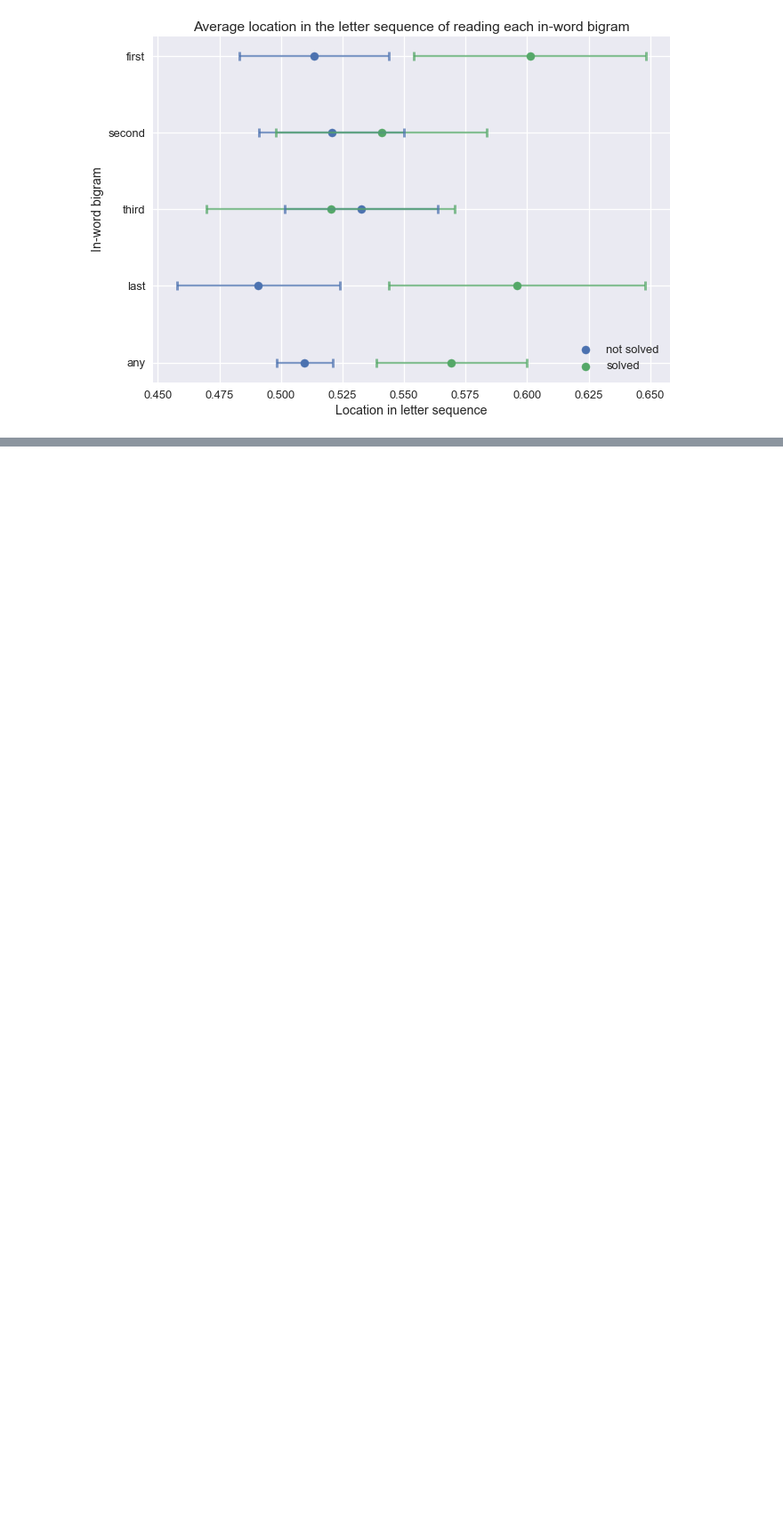
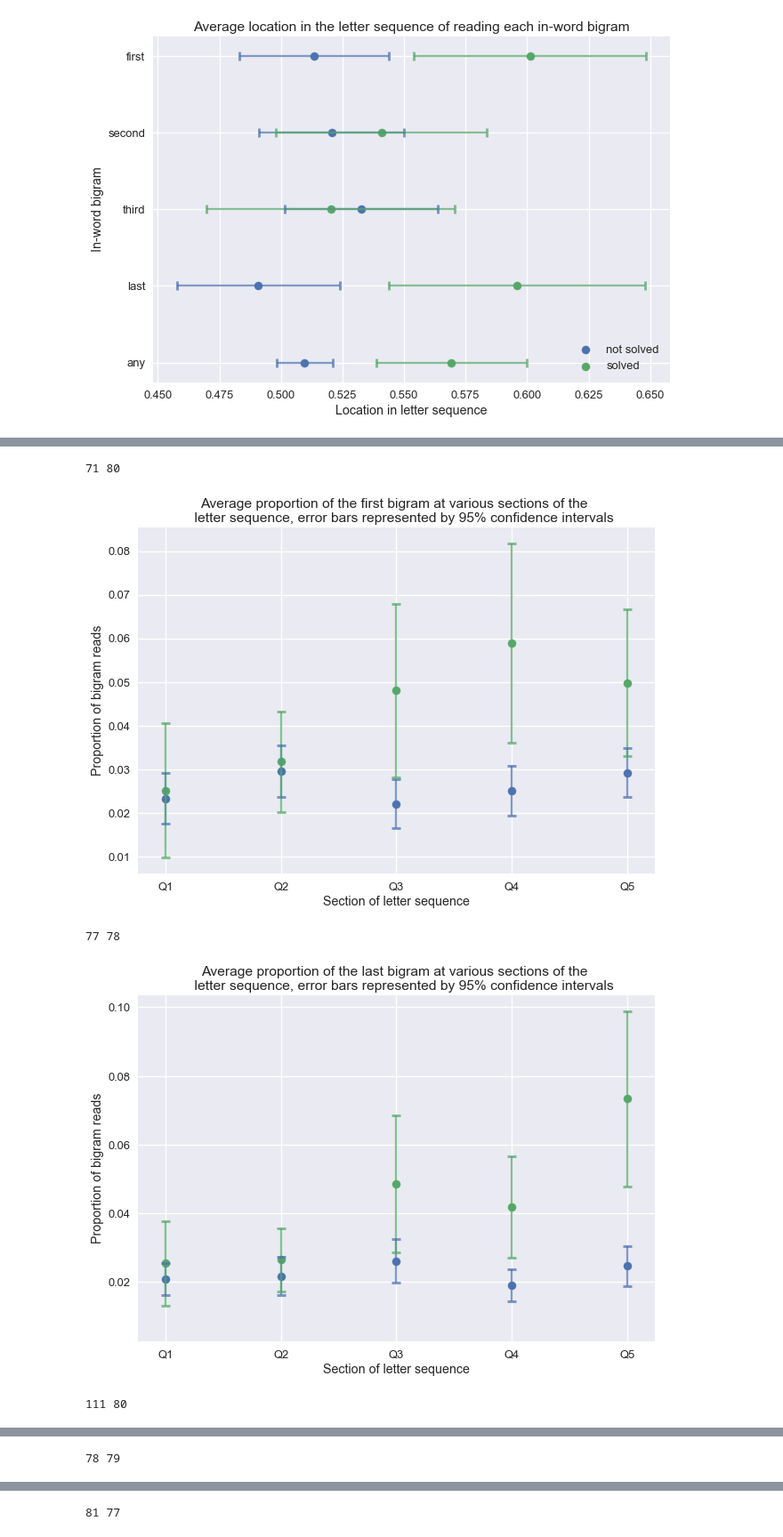
Before and after one commit to jessebmurray/eyetracking, a Jupyter notebook: letter_seq_work.ipynb, the cells around one changed output, grey strips where cells are left out. Shown at 89% size. Drawn from its saved outputs; the diff is of its cells as text; code cells hidden in the pictures; blank space fills up the shorter version.

```diff
--- a/letter_seq_work.ipynb
+++ b/letter_seq_work.ipynb
@@ -69,5 +69,10 @@ fourth_sizes
 final_sizes
 all_sizes
 # %%
+# sub length L arrays
 for i in range(N):
-    assert len(X_letterseq[i]) == len(X_vowels[i]) == len(X_order[i]) == len(X_position[i])
+    assert(len(X_letterseq[i]) == len(X_vowels[i]) == len(X_order[i]) == len(X_position[i]))
+
+# sub length L - 1 arrays
+for i in range(N):
+    assert(len(X_ones[i]) == len(X_ones_first[i]) == len(X_ones_final[i]) == len(X_bigrams[i]))
@@ -211,0 +227,8 @@ plt.show()
+# %%
+solved_prop_first = list()
+not_solved_prop_first = list()
+for i in range(N):
+    if Y[i] == 1:
+        solved_prop_first.append(sum(X_ones_first[i]) / len(X_ones_first[i]))
+    elif Y[i] == 0:
+        not_solved_prop_first.append(sum(X_ones_first[i]) / len(X_ones_first[i]))
@@ -211,0 +307,13 @@ plt.show()
+# %%
+across_titles = ['the first', 'the last', 'any', 'the second', 'the third']
+# %%
+ones_list = [X_ones_first, X_ones_final, X_ones, X_ones_second, X_ones_third]
+# %%
+for i in range(len(ones_list)):
+    ones_across_sequence(ones_list[i], 5, across_titles[i])
+# %% [output]
+71 80
+[figure, added]
+77 78
+[figure, added]
+111 80
@@ -211,0 +321 @@ plt.show()
+78 79
@@ -211,0 +323 @@ plt.show()
+81 77
```
Also changed, not shown: parts of 20 cells of this notebook.
